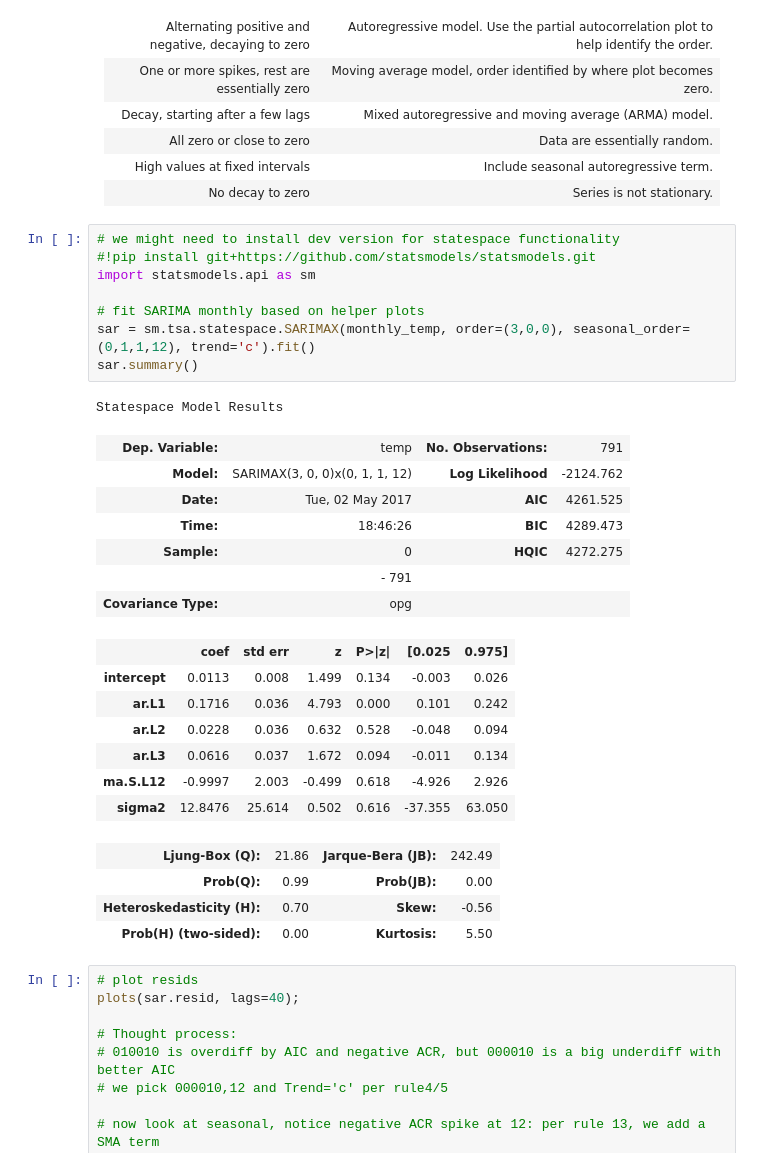
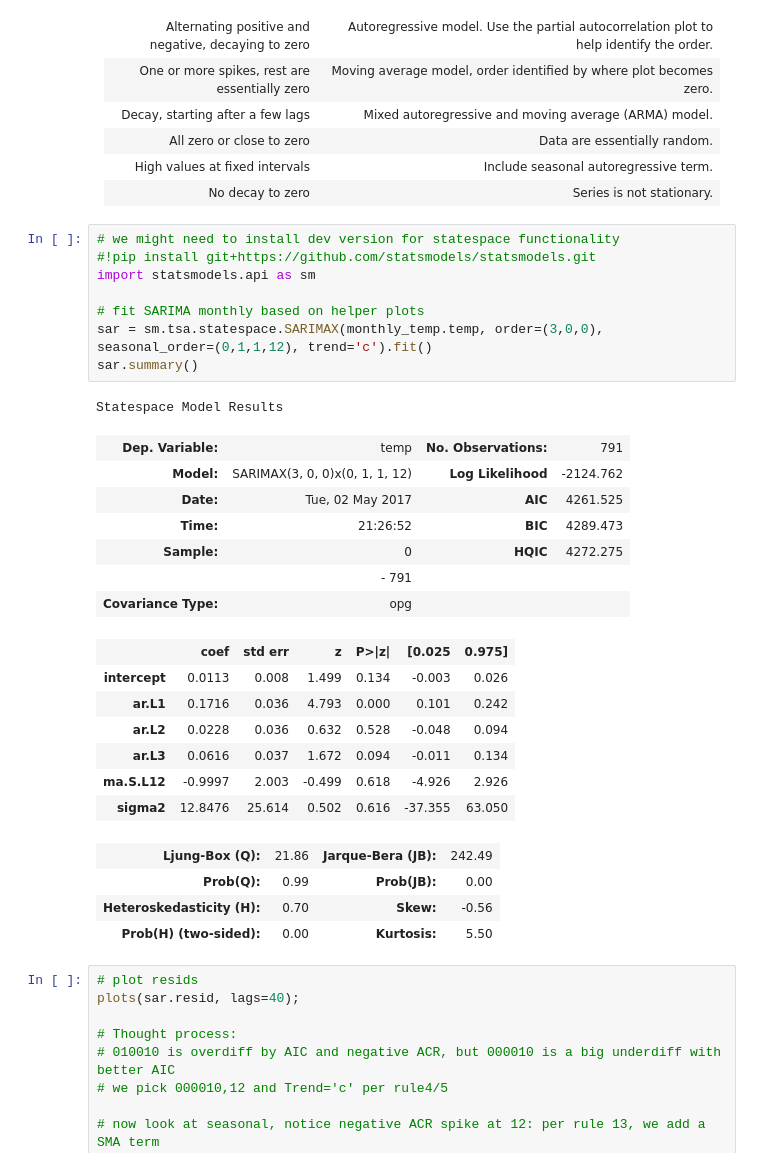
Before and after one commit to ultimatist/ODSC17, a Jupyter notebook: Time Series with Python (ODSC) SOL.ipynb, the cells around one changed output. Cells and saved outputs as stored; diff of their text form.

```diff
--- a/Time Series with Python (ODSC) SOL.ipynb
+++ b/Time Series with Python (ODSC) SOL.ipynb
@@ -376,17 +381,17 @@ No decay to zero|Series is not stationary.
 # %%
 # we might need to install dev version for statespace functionality
 #!pip install git+https://github.com/statsmodels/statsmodels.git
 import statsmodels.api as sm
 
 # fit SARIMA monthly based on helper plots
-sar = sm.tsa.statespace.SARIMAX(monthly_temp, order=(3,0,0), seasonal_order=(0,1,1,12), trend='c').fit()
+sar = sm.tsa.statespace.SARIMAX(monthly_temp.temp, order=(3,0,0), seasonal_order=(0,1,1,12), trend='c').fit()
 sar.summary()
 # %% [output]
 Statespace Model Results
 | Dep. Variable: | temp | No. Observations: | 791 |
 | Model: | SARIMAX(3, 0, 0)x(0, 1, 1, 12) | Log Likelihood | -2124.762 |
 | Date: | Tue, 02 May 2017 | AIC | 4261.525 |
-| Time: | 18:46:26 | BIC | 4289.473 |
+| Time: | 21:26:52 | BIC | 4289.473 |
 | Sample: | 0 | HQIC | 4272.275 |
 |  | - 791 |  |  |
 | Covariance Type: | opg |  |  |
```
Also changed, not shown: parts of 34 cells of this notebook, 1 other file.
